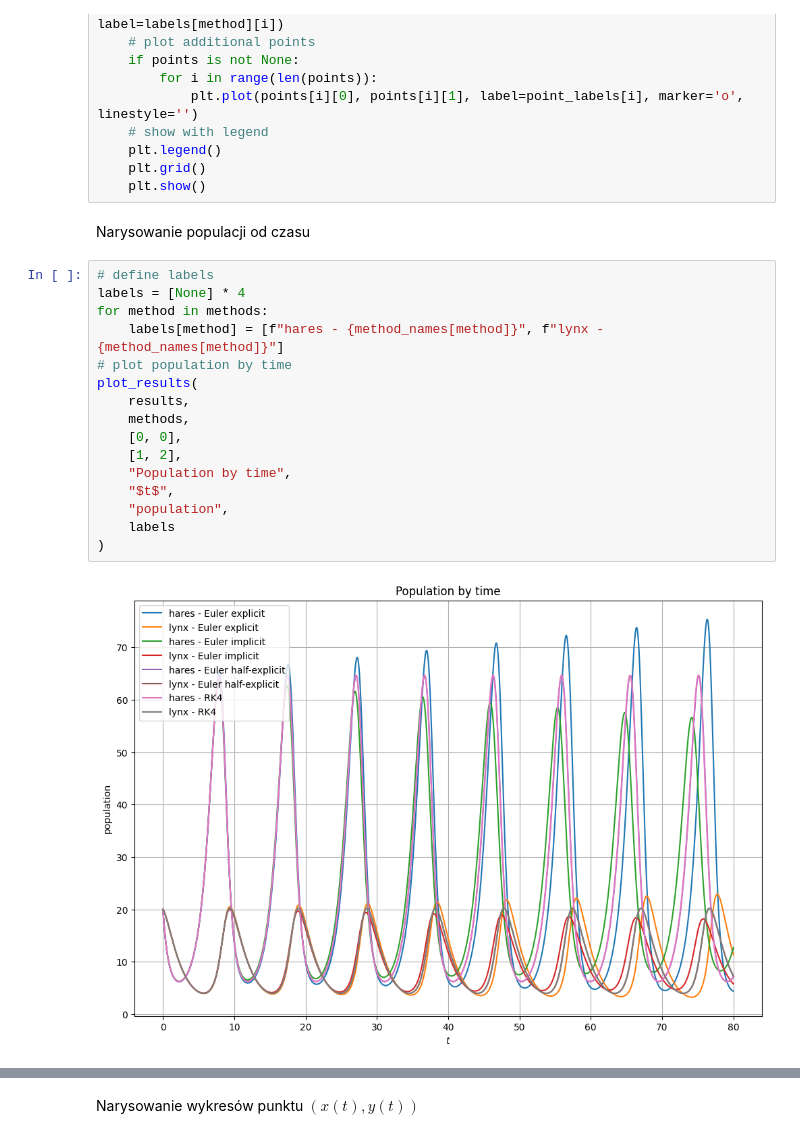
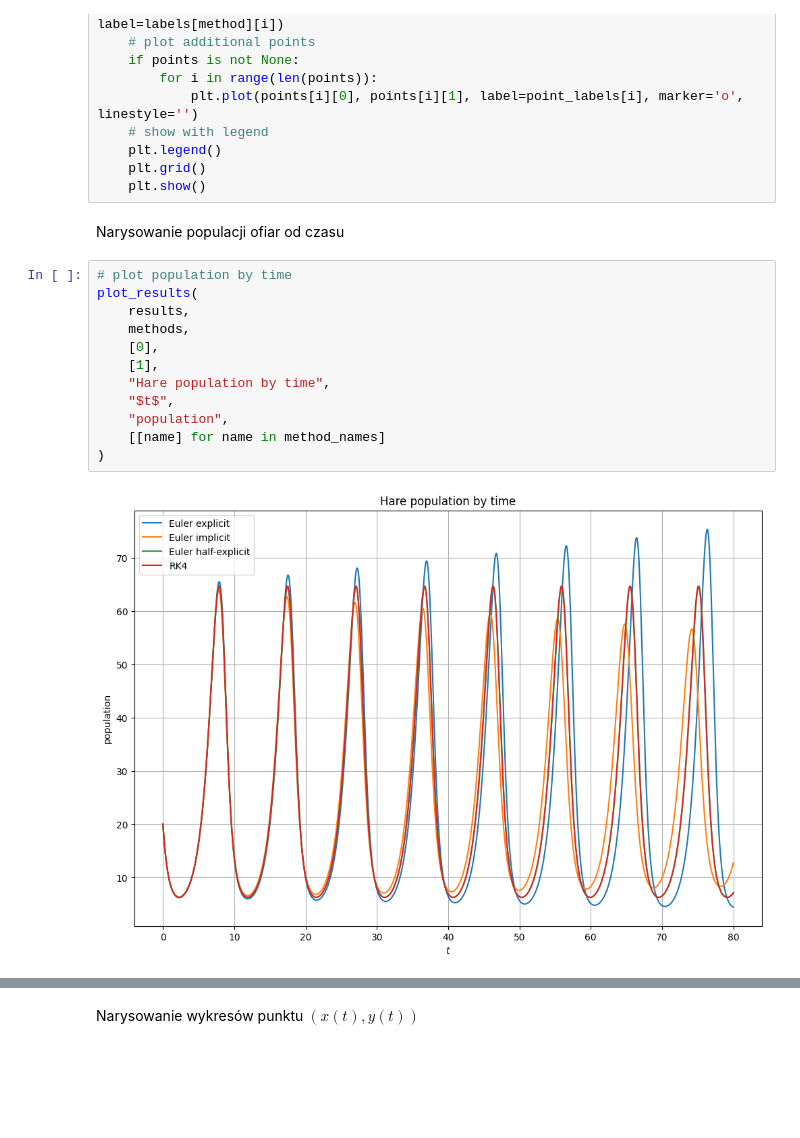
Before and after one commit to Mosder/agh, a Jupyter notebook: sem4/mownit/lab10/zadanie.ipynb, the cells around one changed output, grey strips where cells are left out. Drawn from its saved outputs; the diff is of its cells as text; blank space fills up the shorter version.

```diff
--- a/sem4/mownit/lab10/zadanie.ipynb
+++ b/sem4/mownit/lab10/zadanie.ipynb
@@ -141,22 +141,18 @@ def plot_results(results, methods, xs_indices, ys_indices, title, xlabel, ylabel
     plt.grid()
     plt.show()
 # %% [markdown]
-Narysowanie populacji od czasu
+Narysowanie populacji ofiar od czasu
 # %%
-# define labels
-labels = [None] * 4
-for method in methods:
-    labels[method] = [f"hares - {method_names[method]}", f"lynx - {method_names[method]}"]
 # plot population by time
 plot_results(
     results,
     methods,
-    [0, 0],
-    [1, 2],
-    "Population by time",
+    [0],
+    [1],
+    "Hare population by time",
     "$t$",
     "population",
-    labels
+    [[name] for name in method_names]
 )
 # %% [output]
-[figure, old version]
+[figure, new version]
```
Also changed, not shown: parts of 2 cells of this notebook, 5 other files.
